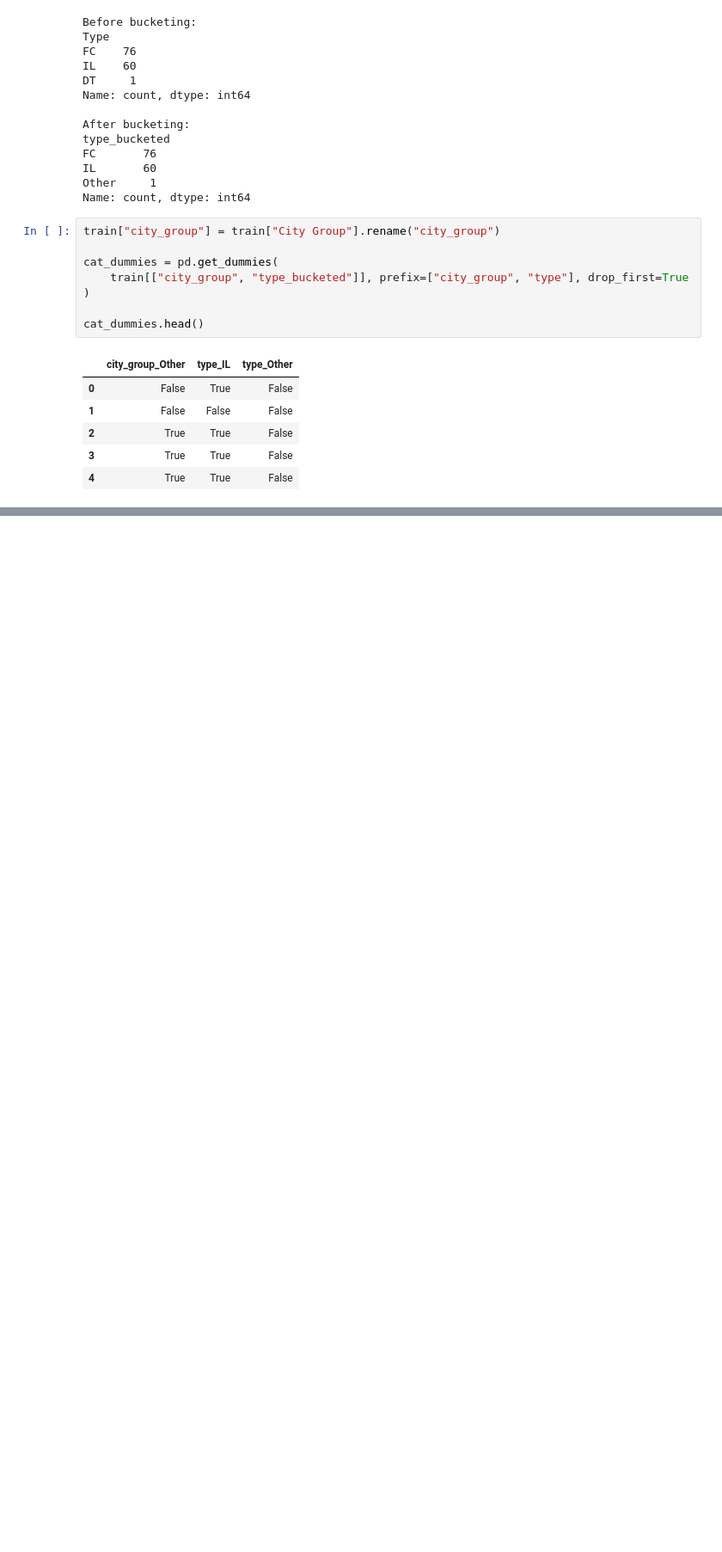
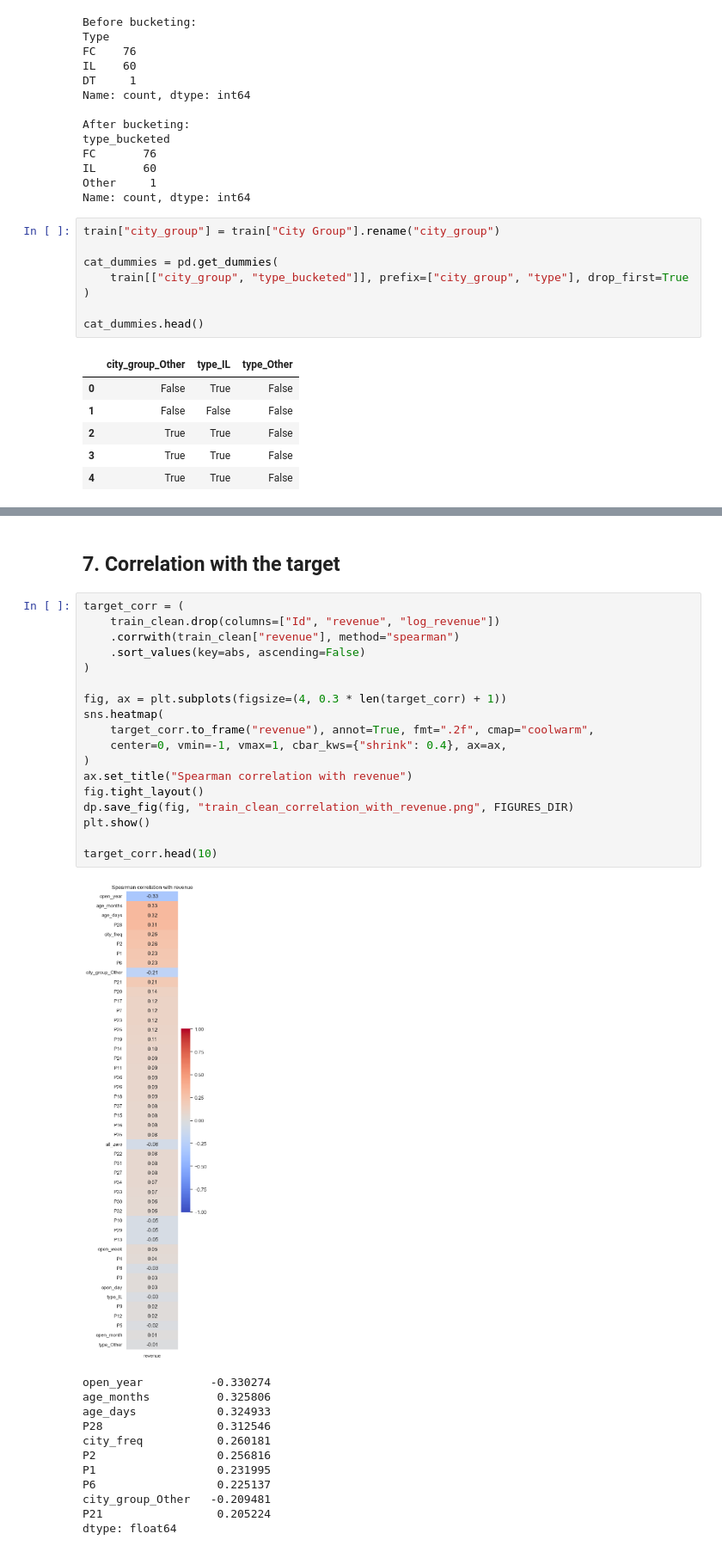
Before and after one commit to raqueljolis/tfi-revenue-case, a Jupyter notebook: notebooks/02_cleaning_features.ipynb, the cells around one changed output, grey strips where cells are left out. Shown at 86% size. Drawn from its saved outputs; the diff is of its cells as text; blank space fills up the shorter version.

```diff
--- a/notebooks/02_cleaning_features.ipynb
+++ b/notebooks/02_cleaning_features.ipynb
@@ -163 +219,34 @@ Saved to ../data/processed/train_clean.csv
 6. Result saved to `data/processed/train_clean.csv`, ready for `03_modeling`.
+# %% [markdown]
+## 7. Correlation with the target
+# %%
+target_corr = (
+    train_clean.drop(columns=["Id", "revenue", "log_revenue"])
+    .corrwith(train_clean["revenue"], method="spearman")
+    .sort_values(key=abs, ascending=False)
+)
+
+fig, ax = plt.subplots(figsize=(4, 0.3 * len(target_corr) + 1))
+sns.heatmap(
+    target_corr.to_frame("revenue"), annot=True, fmt=".2f", cmap="coolwarm",
+    center=0, vmin=-1, vmax=1, cbar_kws={"shrink": 0.4}, ax=ax,
+)
+ax.set_title("Spearman correlation with revenue")
+fig.tight_layout()
+dp.save_fig(fig, "train_clean_correlation_with_revenue.png", FIGURES_DIR)
+plt.show()
+
+target_corr.head(10)
+# %% [output]
+[figure, added]
+open_year          -0.330274
+age_months          0.325806
+age_days            0.324933
+P28                 0.312546
+city_freq           0.260181
+P2                  0.256816
+P1                  0.231995
+P6                  0.225137
+city_group_Other   -0.209481
+P21                 0.205224
+dtype: float64
```
Also changed, not shown: parts of 14 cells of this notebook, 9 other files.
